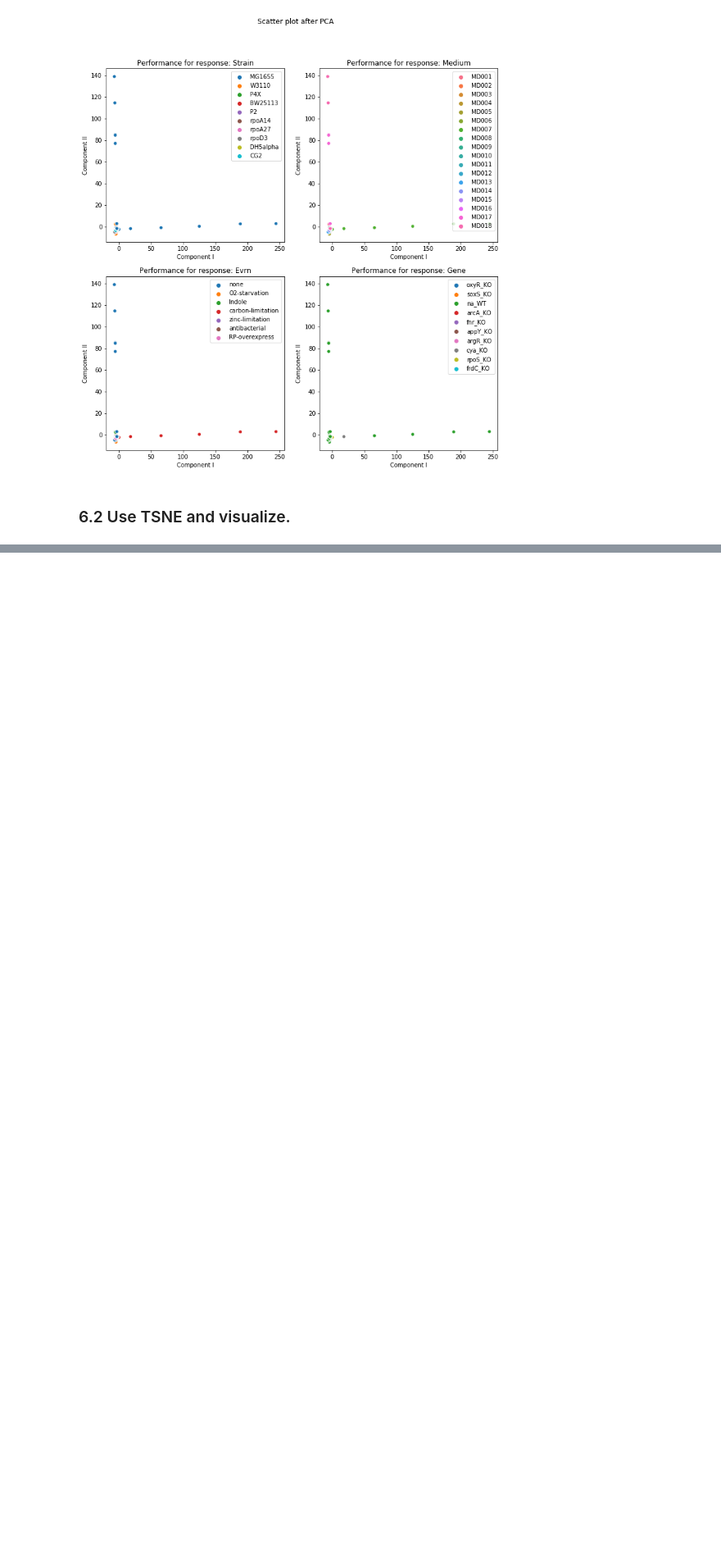
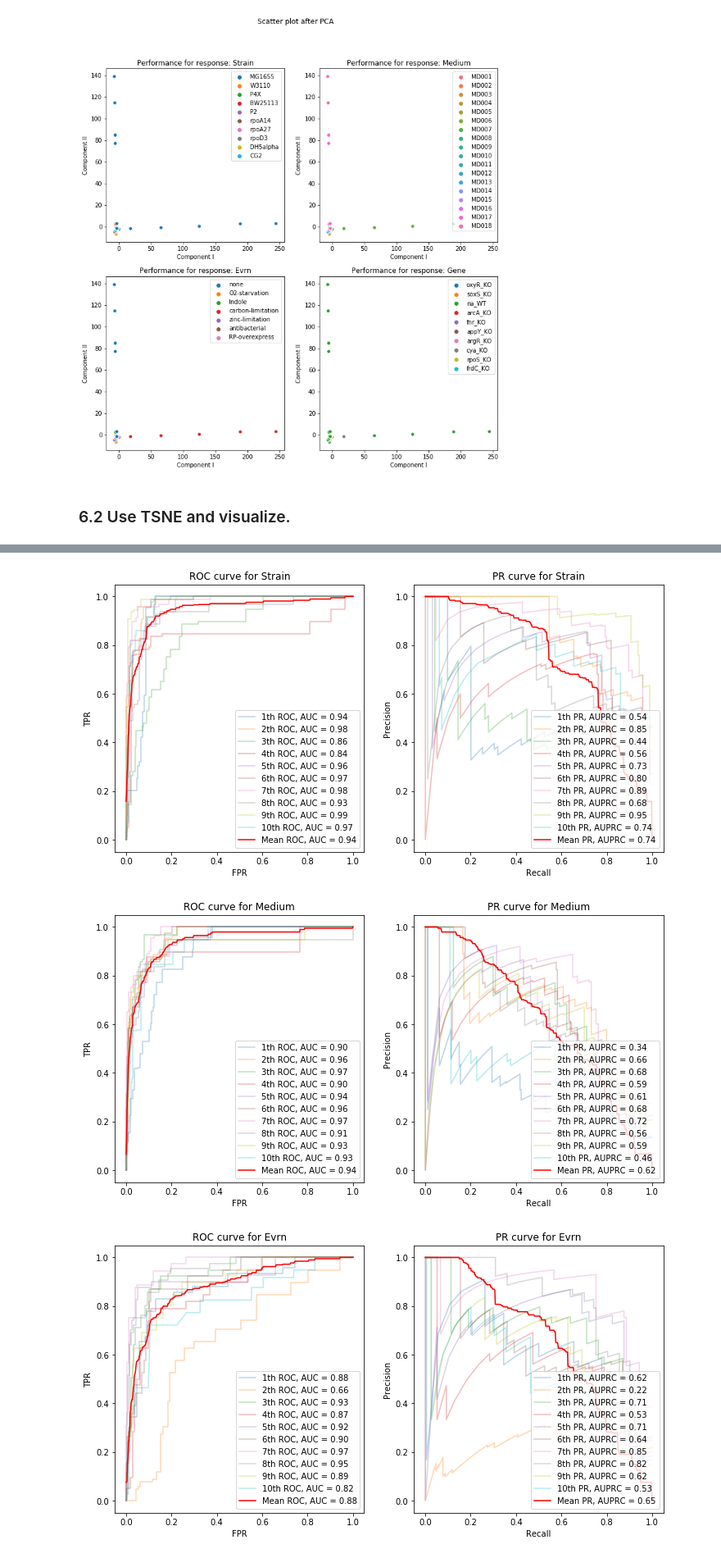
Before and after one commit to RyanYin04/MachineLearningPractice, a Jupyter notebook: 171ass3/hw3.ipynb, the cells around one changed output, grey strips where cells are left out. Shown at 82% size. Saved outputs shown, nothing was run; the diff lists cells and outputs as text; code cells hidden in the pictures; blank space fills up the shorter version.

```diff
--- a/171ass3/hw3.ipynb
+++ b/171ass3/hw3.ipynb
@@ -370,0 +368,7 @@ visualizeDinmensionReduced(x_tsne, 'TSNE')
+# %%
+for name in ys.keys():
+    cvROC_PR(smodel, x_pca, name, folds = 10, r = 3, file_extension = '7_pca')
+# %% [output]
+[figure, added]
+[figure, added]
+[figure, added]
```
Also changed, not shown: parts of 9 cells of this notebook, 13 other files.
